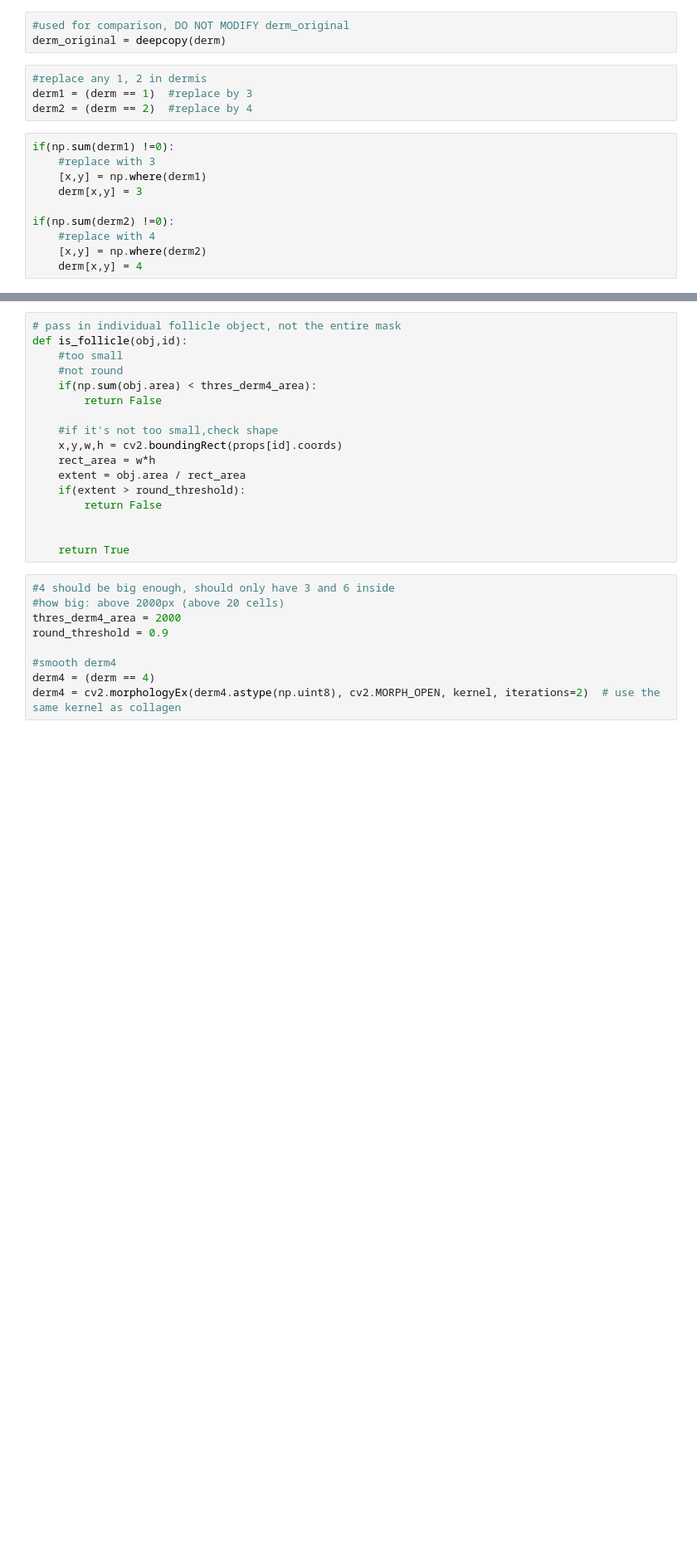
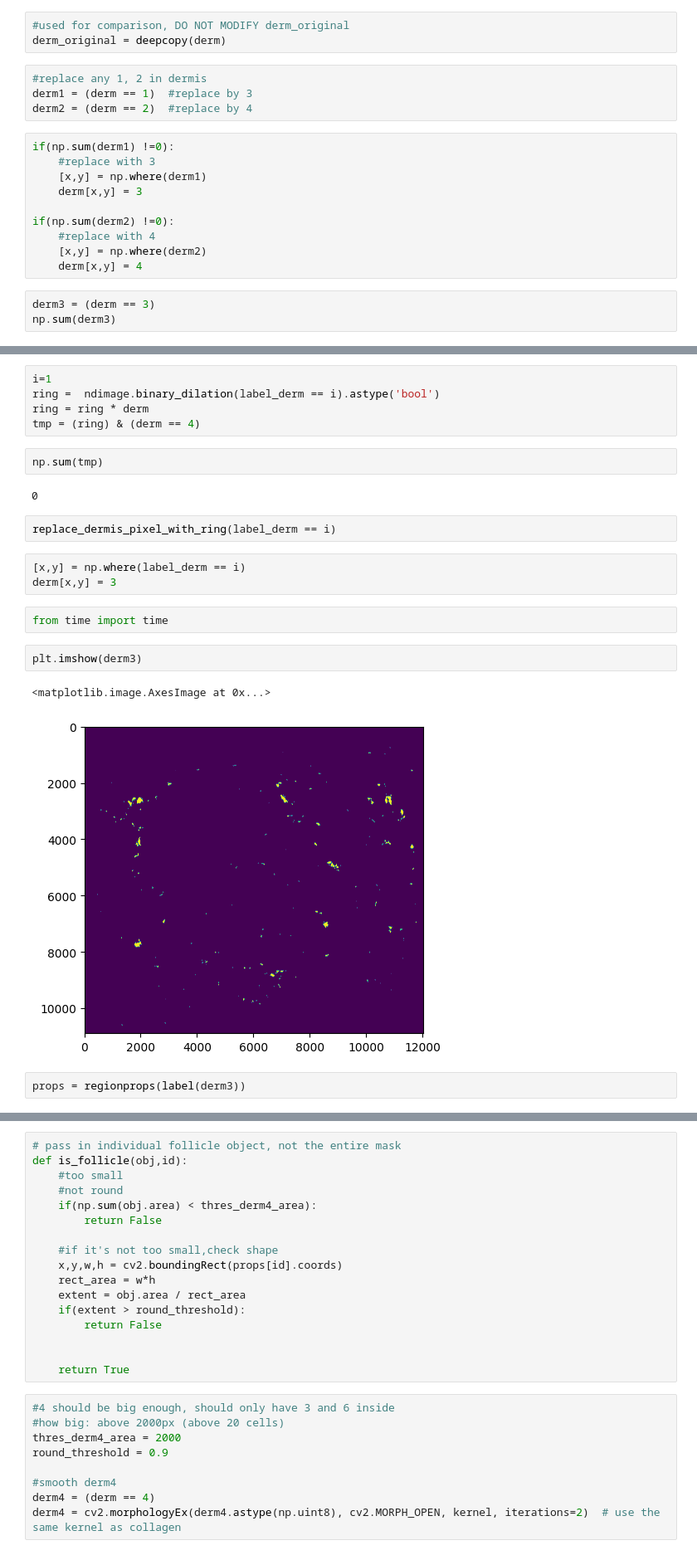
Before and after one commit to Wirtz-Lab/wsi_analysis, a Jupyter notebook: ashley/active/dl2epindermdl.ipynb, the cells around one changed output, grey strips where cells are left out. Shown: that part at 83% size. Cells and saved outputs as stored; diff of their text form; blank space fills up the shorter version.

```diff
--- a/ashley/active/dl2epindermdl.ipynb
+++ b/ashley/active/dl2epindermdl.ipynb
@@ -203,3 +207,6 @@ if(np.sum(derm2) !=0):
     #replace with 4
     [x,y] = np.where(derm2)
     derm[x,y] = 4
+# %%
+derm3 = (derm == 3)
+np.sum(derm3)
@@ -205,0 +221,23 @@ if(np.sum(derm2) !=0):
+# %%
+i=1
+ring =  ndimage.binary_dilation(label_derm == i).astype('bool')
+ring = ring * derm
+tmp = (ring) & (derm == 4)
+# %%
+np.sum(tmp)
+# %% [output]
+0
+# %%
+replace_dermis_pixel_with_ring(label_derm == i)
+# %%
+[x,y] = np.where(label_derm == i)
+derm[x,y] = 3
+# %%
+from time import time
+# %%
+plt.imshow(derm3)
+# %% [output]
+<matplotlib.image.AxesImage at 0x...>
+[figure, added]
+# %%
+props = regionprops(label(derm3))
```
Also changed, not shown: parts of 25 cells of this notebook.
